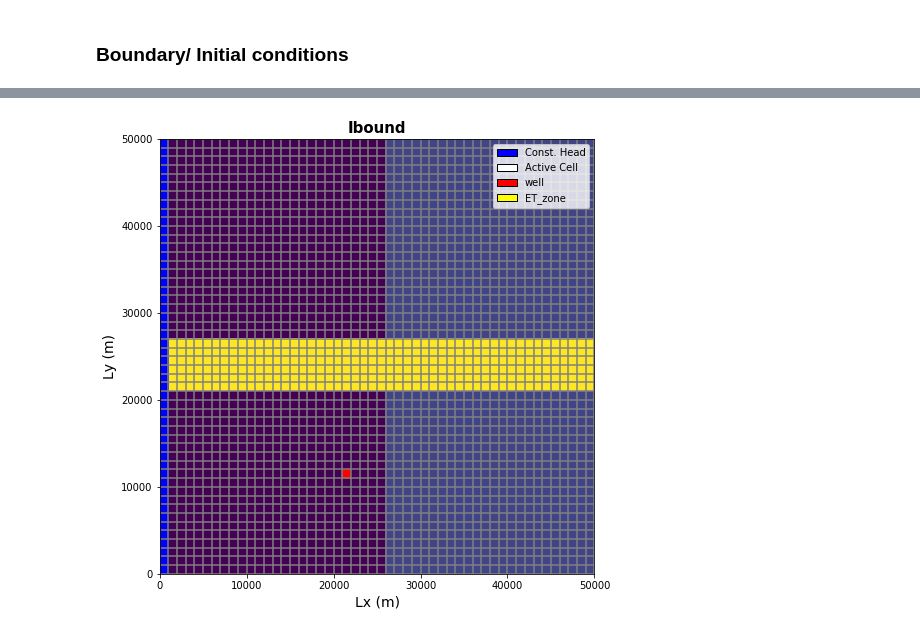
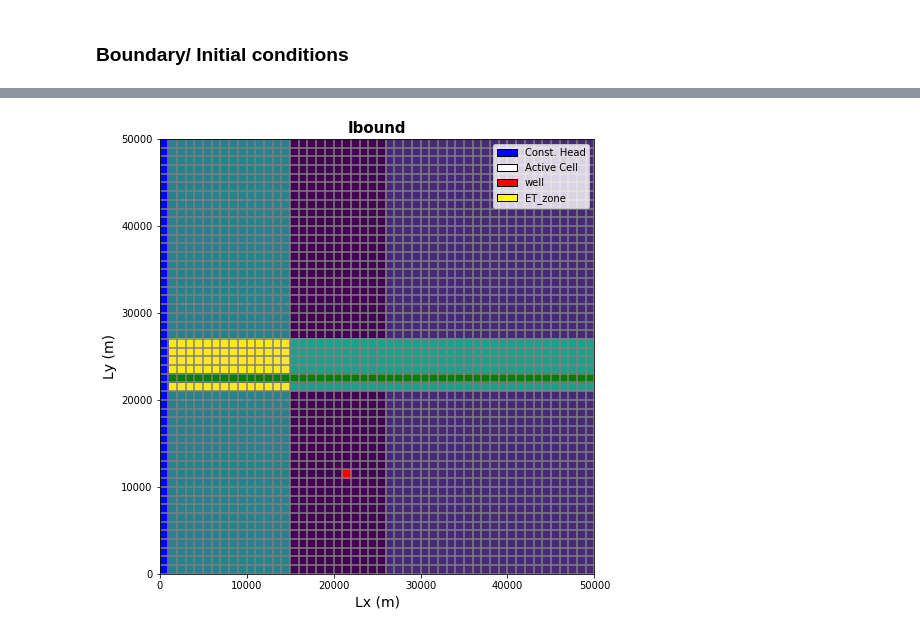
Before and after one commit to groundwater-modeling-Spring2020/Aguaseca_Project, a Jupyter notebook: Domain setup/Domain_Setup_Abe.ipynb, the cells around one changed output, grey strips where cells are left out. Saved outputs shown, nothing was run; the diff lists cells and outputs as text; code cells hidden in the pictures.

Commit message:
added forced rech zone

```diff
--- a/Domain setup/Domain_Setup_Abe.ipynb
+++ b/Domain setup/Domain_Setup_Abe.ipynb
@@ -182,6 +185,13 @@ print("Riparian location(col, row)", rip_cols,rip_rows)
 rech=4e-5  #m/d
 rechxy=[(0,0),(0,36000)]  #recharge zone
 
+rech_rows_forced = (0.0, 50.0) #rech zone forced for leftmost 15 cols
+rech_cols_forced = (0.0, 15.0)
+
+rech_zone_forced = np.zeros((1,nrow,ncol))
+rech_zone_forced[0,int(rech_rows_forced[0]):int(rech_rows_forced[1]),int(rech_cols_forced[0]):int(rech_cols_forced[1])]=rech
+
+
 rech_rows=(np.floor(nrow-rechxy[1][1]/dy),np.floor(nrow-rechxy[0][1]/dy))
 rech_cols=(np.floor(rechxy[0][0]/dx),np.floor(rechxy[1][0]/dx))
 rech_zone=np.zeros((1,nrow,ncol))
@@ -350,7 +421,25 @@ lpf = flopy.modflow.ModflowLpf(m, laytyp=uncnf, hk=Kh,
 evt = flopy.modflow.mfevt.ModflowEvt(m, surf=ztop, evtr=ET_zone, exdp=extinction_depth, ipakcb=53)
 
 #Recharge - rch
-rch = flopy.modflow.mfrch.ModflowRch(model=m, rech=rech_zone, ipakcb=53)     #create rch object
+rch = flopy.modflow.mfrch.ModflowRch(model=m, rech=rech_zone_forced, ipakcb=53)     #create rch object
+
+#River - riv
+riv = flopy.modflow.ModflowRiv(model=m, stress_period_data = riv_spd, ipakcb=53)
 
 #Well - wel
 wel = flopy.modflow.ModflowWel(model=m, stress_period_data=wel1_spd)
+
+#Output control - OC
+spd = {(0,0):['print head', 'print budget', 'save head', 'save budget']} #create a dictionary for stress period data, where key (0,0) is associated with value ['print...']
+oc = flopy.modflow.ModflowOc(model=m, stress_period_data=spd, compact=True)
+
+#Numerical solver - pcg
+pcg = flopy.modflow.ModflowPcg(model=m)
+
+#write the inputs
+m.write_input()
+
+#Run the model
+success, mfoutput = m.run_model(pause=False, report=True)
+if not success:
+    raise Exception('MODFLOW did not terminate normally.')
@@ -357,31 +461,33 @@ wel = flopy.modflow.ModflowWel(model=m, stress_period_data=wel1_spd)
 # %%
 fig = plt.figure(figsize=(8, 8))
 ax = fig.add_subplot(1, 1, 1, aspect='equal')
 
 modelmap = flopy.plot.PlotMapView(model=m)
 grid = modelmap.plot_grid()
-#zones = ET_zone + R_zones
-quadmesh = modelmap.plot_array(ET_zone)
-#quadmesh = modelmap.plot_array(R_zones) #, color='purple')
+zones = ET_zone + rech_zone_forced
+quadmesh = modelmap.plot_array(zones)
+#quadmesh = modelmap.plot_array(rech_zone_forced) #, color='purple')
+riv_plot = modelmap.plot_bc(ftype='RIV')
+#chd_plot = modelmap.plot_bc(ftype='CHD')
 quadmesh = modelmap.plot_bc('WEL')
 #quadmesh = modelmap.plot_array(win_sq_array)
 #quadmesh = modelmap.plot_bc('WEL')
 quadmesh = modelmap.plot_ibound()
 
 
 
 #add labels and legend
 plt.xlabel('Lx (m)',fontsize = 14)
 plt.ylabel('Ly (m)',fontsize = 14)
 plt.title('Ibound', fontsize = 15, fontweight = 'bold')
 plt.legend(handles=[mp.patches.Patch(color='blue',label='Const. Head',ec='black'),
                    mp.patches.Patch(color='white',label='Active Cell',ec='black'),
                    #mp.patches.Patch(color='black',label='Inactive Cell',ec='black'),
                     mp.patches.Patch(color='red',label='well',ec='black'),
                    mp.patches.Patch(color='yellow',label='ET_zone',ec='black')
                    ])
 
 plt.show(modelmap)
 #plt.savefig('Domaingrid.png')
 # %% [output]
-[figure, old version]
+[figure, new version]
```
Also changed, not shown: parts of 8 cells of this notebook.
